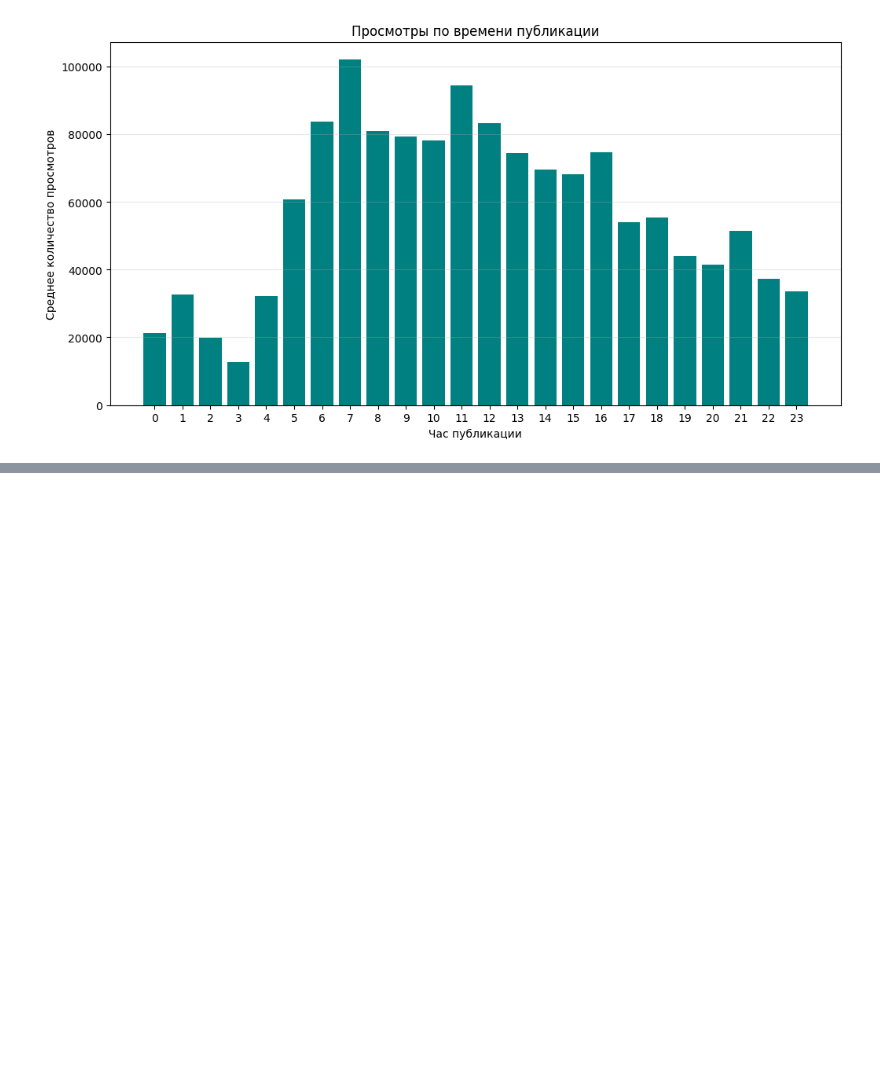
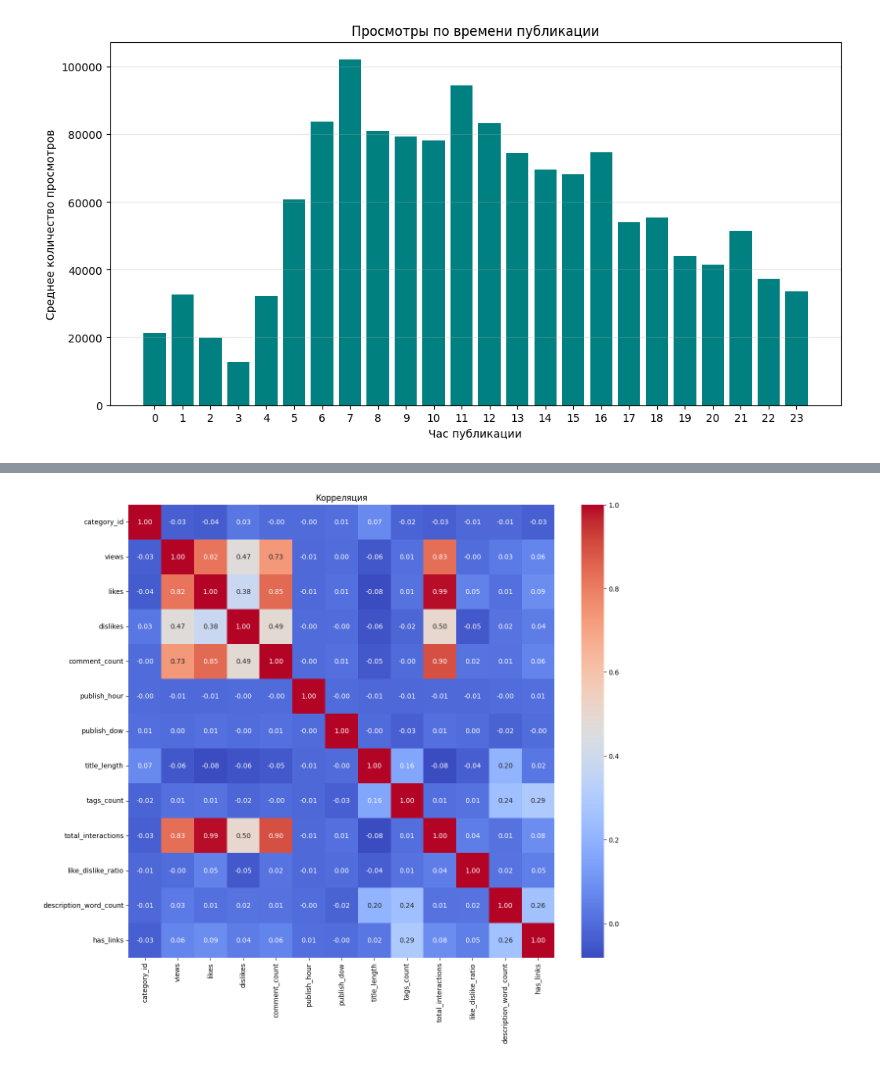
Before and after one commit to ChesanchesPt/Data-Science-proj, a Jupyter notebook: data-science-proj.ipynb, the cells around one changed output, grey strips where cells are left out. Cells and saved outputs as stored; diff of their text form; code cells hidden in the pictures; blank space fills up the shorter version.

```diff
--- a/data-science-proj.ipynb
+++ b/data-science-proj.ipynb
@@ -179,0 +203,11 @@ plt.show()
+# %%
+numeric_df = df.select_dtypes(include=np.number)
+
+# Calculate the correlation matrix
+correlation_matrix = numeric_df.corr()
+plt.figure(figsize=(14, 12))
+sns.heatmap(correlation_matrix, annot=True, cmap='coolwarm', fmt='.2f')
+plt.title('Корреляция')
+plt.show()
+# %% [output]
+[figure, added]
```
Also changed, not shown: parts of 4 cells of this notebook.
